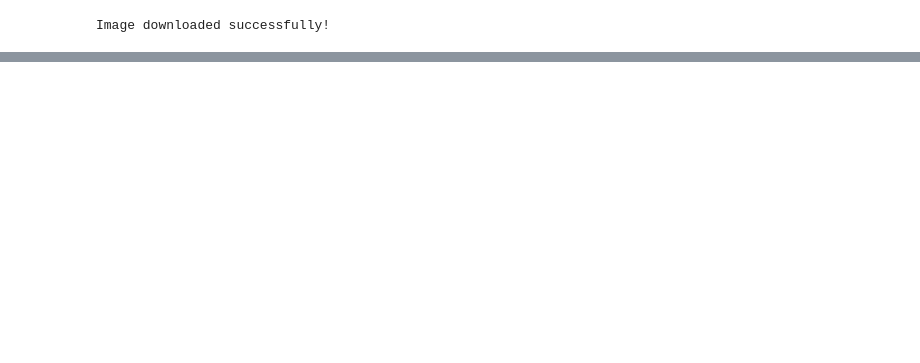
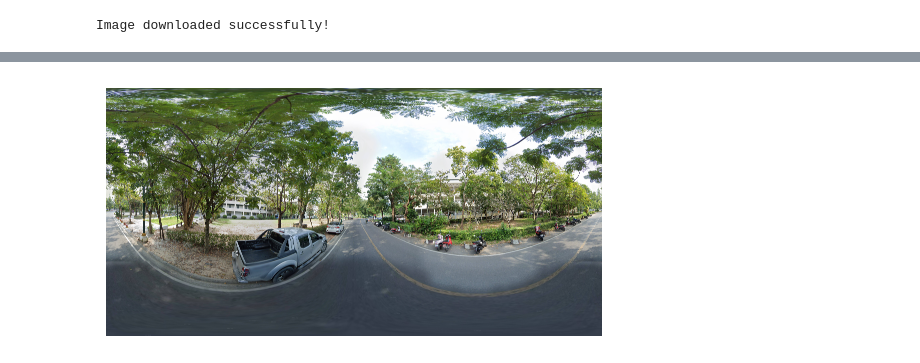
Before and after one commit to dookda/cmu_py499, a Jupyter notebook: proj_earn_gsv/GSV_fisheyes.ipynb, the cells around one changed output, grey strips where cells are left out. Saved outputs shown, nothing was run; the diff lists cells and outputs as text; code cells hidden in the pictures; blank space fills up the shorter version.

```diff
--- a/proj_earn_gsv/GSV_fisheyes.ipynb
+++ b/proj_earn_gsv/GSV_fisheyes.ipynb
@@ -50,0 +110,15 @@ ImportError: cannot import name 'search_panoramas' from 'streetview' (/Users/sak
+# %%
+# Download panorama
+from streetview import get_panorama
+
+pano = get_panorama(pano_id=pano_id)
+# path to save the image
+pano_path = os.path.join(os.getcwd(), 'img', 'pano_'+pano_id+'.jpg')
+pano.save(pano_path, "jpeg")
+# %%
+img = mpimg.imread(pano_path)
+imgplot = plt.imshow(img)
+plt.axis('off')
+plt.show()
+# %% [output]
+[figure, added]
```
Also changed, not shown: parts of 13 cells of this notebook, 4 other files.
